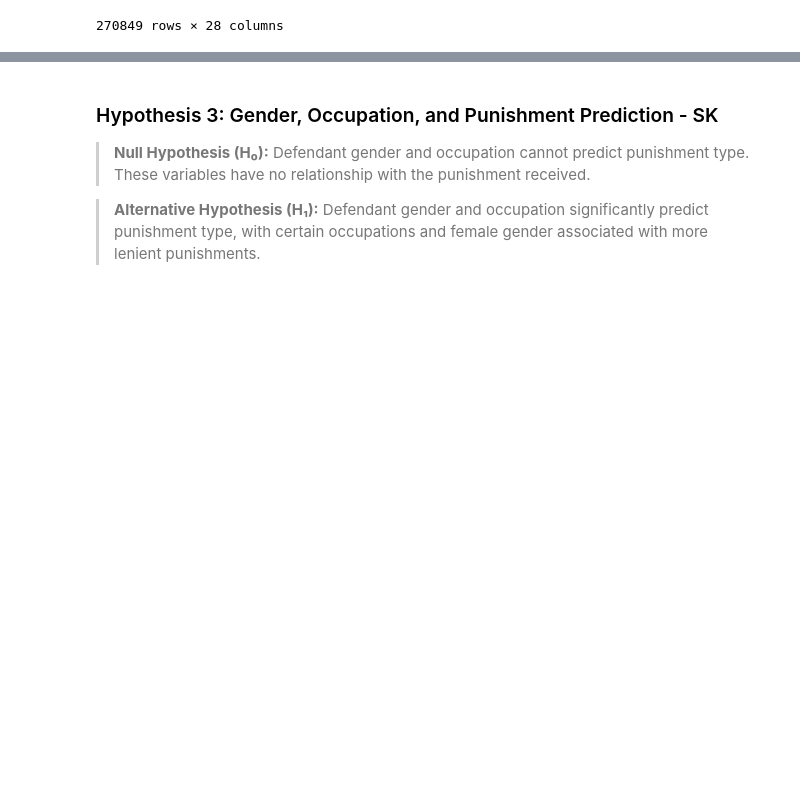
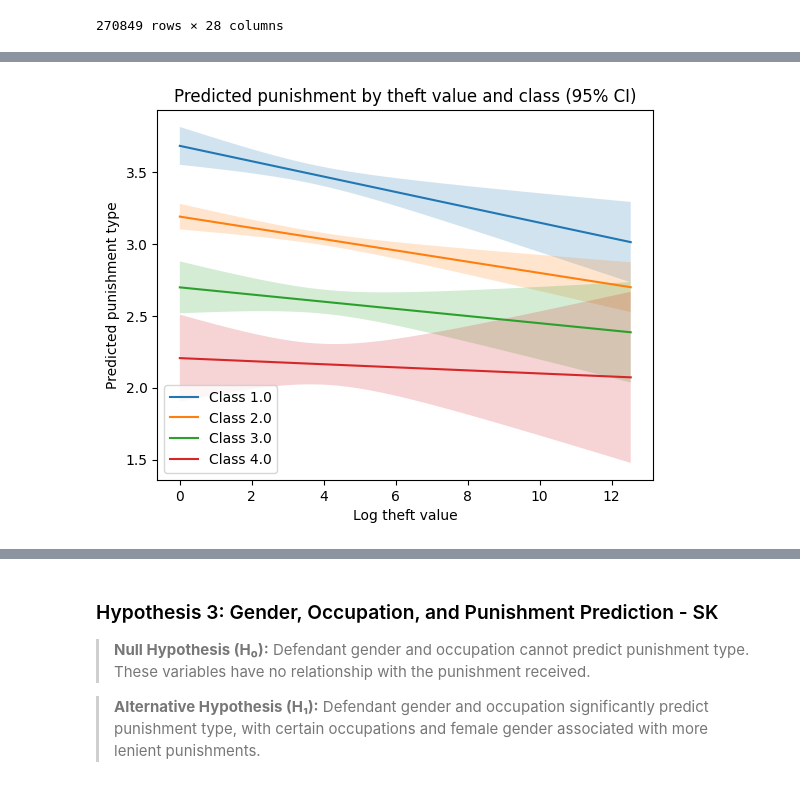
Before and after one commit to shayeliza/M6006_assignment3_23451794514, a Jupyter notebook: Working_document_new.ipynb, the cells around one changed output, grey strips where cells are left out. Cells and saved outputs as stored; diff of their text form; code cells hidden in the pictures; blank space fills up the shorter version.

```diff
--- a/Working_document_new.ipynb
+++ b/Working_document_new.ipynb
@@ -1346,0 +1576,37 @@ df
+# %%
+log_vals = np.linspace(
+    theft_df['log_value'].min(),
+    theft_df['log_value'].max(),
+    200
+)
+
+classes = sorted(theft_df['occupation_code'].dropna().unique())
+
+plt.figure()
+
+for class_ in classes:
+    pred_df = pd.DataFrame({
+        'log_value': log_vals,
+        'occupation_code': class_
+    })
+
+    # ci's
+    pred = model.get_prediction(pred_df).summary_frame(alpha=0.05)
+
+    # mean
+    plt.plot(log_vals, pred['mean'], label=f'Class {class_}')
+
+    plt.fill_between(
+        log_vals,
+        pred['mean_ci_lower'],
+        pred['mean_ci_upper'],
+        alpha=0.2
+    )
+
+plt.xlabel('Log theft value')
+plt.ylabel('Predicted punishment type')
+plt.title('Predicted punishment by theft value and class (95% CI)')
+plt.legend()
+plt.show()
+# %% [output]
+[figure, added]
```
Also changed, not shown: parts of 16 cells of this notebook.
